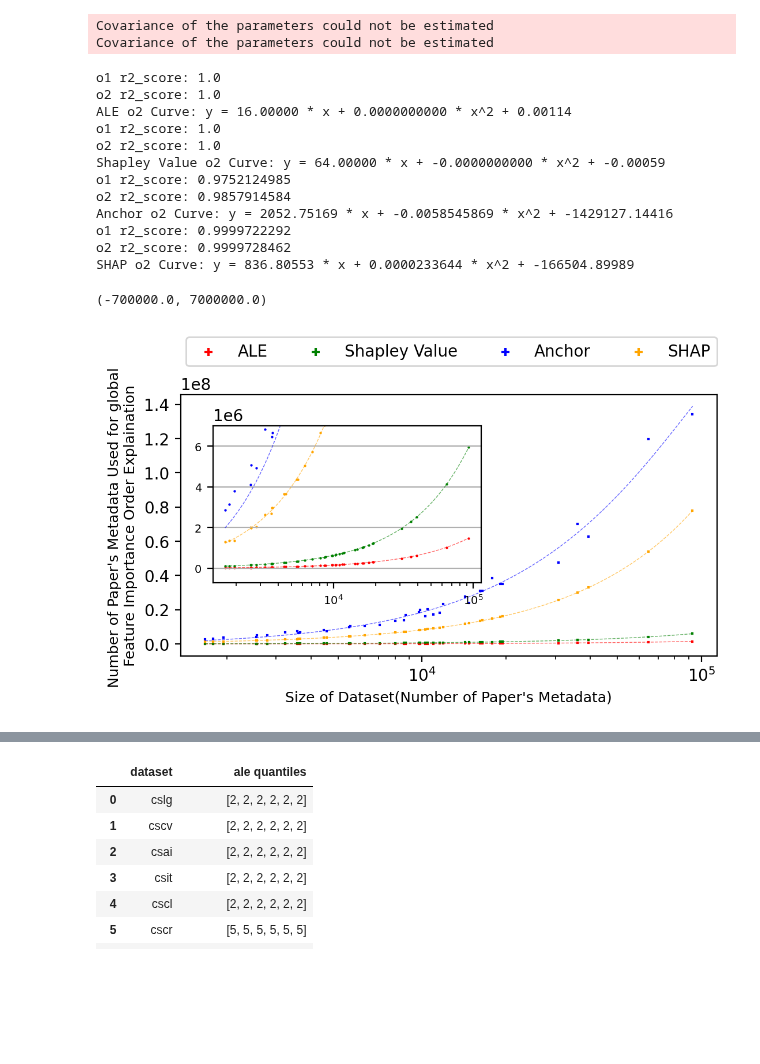
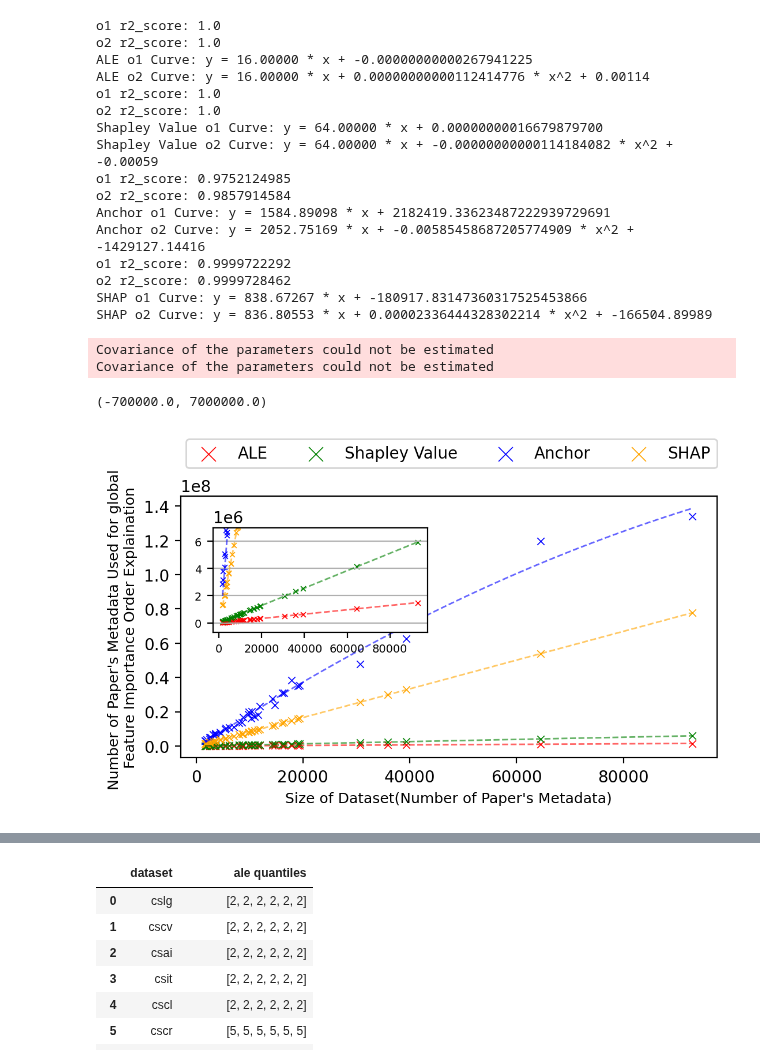
Before and after one commit to youyinnn/s2search, a Jupyter notebook: xai_process_plotting.ipynb, the cells around one changed output, grey strips where cells are left out. Saved outputs shown, nothing was run; the diff lists cells and outputs as text; code cells hidden in the pictures; blank space fills up the shorter version.

```diff
--- a/xai_process_plotting.ipynb
+++ b/xai_process_plotting.ipynb
@@ -362,11 +394,11 @@ task = [
 
 fig, ax = plt.subplots(nrows=1, ncols=1, figsize=(6, 3), dpi=200)
 # plt.yscale("log")
-ax.set_xscale("log")
+# ax.set_xscale("log")
 # plt.grid(visible=True, axis='y')
 
 for t in task:
-	ax.scatter(t['x'], t['y'], c=t['c'], s=9, label=t['label'], marker='+')
+	ax.scatter(t['x'], t['y'], c=t['c'], s=20, label=t['label'], marker='x', linewidths=0.6)
 	x_line = np.arange(min(x), max(x), 1)
 
 	popt_1, _1 = curve_fit(objective_1, x, t['y'])
@@ -383,11 +415,11 @@ for t in task:
 
 	if (r_square_1 > r_square_2):
 		ax.plot(x_line, y_line_1, '--', color=t['c'], lw=1, alpha=0.6)
-		print('%s o1 Curve: y = %.5f * x + %.5f' % (t['label'], *popt_1))
 	else:
 		ax.plot(x_line, y_line_2, '--', color=t['c'], lw=1, alpha=0.6)
-		print('%s o2 Curve: y = %.5f * x + %.10f * x^2 + %.5f' % (t['label'], *popt_2))
 
+	print('%s o1 Curve: y = %.5f * x + %.5f' % (t['label'], *popt_1))
+	print('%s o2 Curve: y = %.5f * x + %.10f * x^2 + %.5f' % (t['label'], *popt_2))
 
 
 ax.legend(bbox_to_anchor=(1.015,1.25), loc="upper right", ncol=4, markerscale=2)
@@ -398,14 +430,14 @@ ax.set_xlabel('Size of Dataset(Number of Paper\'s Metadata)', fontsize=9)
 # ax.set_ylim([-200, 20000])
 # ax.set_xlim([-200, 20000])
 
-axins = ax.inset_axes([0.06, 0.28, 0.5, 0.6])
-axins.set_xscale("log")
+axins = ax.inset_axes([0.06, 0.48, 0.4, 0.4])
+# axins.set_xscale("log")
 # axins.set_xticks([])
 axins.tick_params(axis='y', labelsize=7)
 axins.tick_params(axis='x', labelsize=7)
 axins.grid(visible=True, axis='y')
 for t in task:
-	axins.scatter(t['x'], t['y'], c=t['c'], s=0.3)
+	axins.scatter(t['x'], t['y'], c=t['c'], s=10, label=t['label'], marker='x', linewidths=0.6)
 	popt, _ = curve_fit(objective_2, x, t['y'])
 	x_line = np.arange(min(x), max(x), 1)
 	y_line = objective_2(x_line, *popt)
@@ -491,11 +527,11 @@ task = [
 
 fig, ax = plt.subplots(nrows=1, ncols=1, figsize=(6, 3), dpi=200)
 # plt.yscale("log")
-ax.set_xscale("log")
+# ax.set_xscale("log")
 # plt.grid(visible=True, axis='y')
 
 for t in task:
-	ax.scatter(t['x'], t['y'], c=t['c'], s=3, label=t['label'], marker='+')
+	ax.scatter(t['x'], t['y'], c=t['c'], s=20, label=t['label'], marker='x', linewidths=0.6)
 	x_line = np.arange(min(x), max(x), 1)
 
 	popt_1, _1 = curve_fit(objective_1, x, t['y'])
@@ -504,58 +540,62 @@ for t in task:
 	popt_2, _2 = curve_fit(objective_2, x, t['y'])
 	y_line_2 = objective_2(x_line, *popt_2)
 
 	r_square_1 = r2_score(t['y'], [objective_1(x_value, *popt_1) for x_value in x])
 	r_square_2 = r2_score(t['y'], [objective_2(x_value, *popt_2) for x_value in x])
 
 	print(f'o1 r2_score: {round(r_square_1, 10)}')
 	print(f'o2 r2_score: {round(r_square_2, 10)}')
 
 	if (r_square_1 > r_square_2):
-		ax.plot(x_line, y_line_1, '--', color=t['c'], lw=0.5, alpha=0.6)
-		print('%s o1 Curve: y = %.5f * x + %.5f' % (t['label'], *popt_1))
+		ax.plot(x_line, y_line_1, '--', color=t['c'], lw=1, alpha=0.6)
 	else:
-		ax.plot(x_line, y_line_2, '--', color=t['c'], lw=0.5, alpha=0.6)
-		print('%s o2 Curve: y = %.5f * x + %.10f * x^2 + %.5f' % (t['label'], *popt_2))
+		ax.plot(x_line, y_line_2, '--', color=t['c'], lw=1, alpha=0.6)
+
+	print('%s o1 Curve: y = %.5f * x + %.20f' % (t['label'], *popt_1))
+	print('%s o2 Curve: y = %.5f * x + %.20f * x^2 + %.5f' % (t['label'], *popt_2))
 
 
-
-ax.legend(bbox_to_anchor=(1.015,1.25), loc="upper right", ncol=4, markerscale=3)
+ax.legend(bbox_to_anchor=(1.015,1.25), loc="upper right", ncol=4, markerscale=2)
 ax.ticklabel_format(axis='y', style='sci', scilimits=(0,0))
 ax.set_ylabel('Number of Paper\'s Metadata Used for global \nFeature Importance Order Explaination', fontsize=9)
 ax.set_xlabel('Size of Dataset(Number of Paper\'s Metadata)', fontsize=9)
 
-axins = ax.inset_axes([0.06, 0.28, 0.5, 0.6])
-axins.set_xscale("log")
+axins = ax.inset_axes([0.06, 0.48, 0.4, 0.4])
+# axins.set_xscale("log")
 
 axins.tick_params(axis='y', labelsize=7)
 axins.tick_params(axis='x', labelsize=7)
 axins.grid(visible=True, axis='y')
 for t in task:
-	axins.scatter(t['x'], t['y'], c=t['c'], s=0.3)
+	axins.scatter(t['x'], t['y'], c=t['c'], s=10, label=t['label'], marker='x', linewidths=0.6)
 	popt, _ = curve_fit(objective_2, x, t['y'])
 	x_line = np.arange(min(x), max(x), 1)
 	y_line = objective_2(x_line, *popt)
-	axins.plot(x_line, y_line, '--', color=t['c'], lw=0.5, alpha=0.6)
+	axins.plot(x_line, y_line, '--', color=t['c'], lw=1, alpha=0.6)
 
 axins.ticklabel_format(axis='y', style='sci', scilimits=(0,0))
 axins.set_ylim([-700000, 7000000])
 # %% [output]
-Covariance of the parameters could not be estimated
-Covariance of the parameters could not be estimated
+o1 r2_score: 1.0
+o2 r2_score: 1.0
+ALE o1 Curve: y = 16.00000 * x + -0.00000000000267941225
+ALE o2 Curve: y = 16.00000 * x + 0.00000000000112414776 * x^2 + 0.00114
+o1 r2_score: 1.0
+o2 r2_score: 1.0
+Shapley Value o1 Curve: y = 64.00000 * x + 0.00000000016679879700
+Shapley Value o2 Curve: y = 64.00000 * x + -0.00000000000114184082 * x^2 + -0.00059
+o1 r2_score: 0.9752124985
+o2 r2_score: 0.9857914584
+Anchor o1 Curve: y = 1584.89098 * x + 2182419.33623487222939729691
+Anchor o2 Curve: y = 2052.75169 * x + -0.00585458687205774909 * x^2 + -1429127.14416
+o1 r2_score: 0.9999722292
+o2 r2_score: 0.9999728462
+SHAP o1 Curve: y = 838.67267 * x + -180917.83147360317525453866
+SHAP o2 Curve: y = 836.80553 * x + 0.00002336444328302214 * x^2 + -166504.89989
-o1 r2_score: 1.0
-o2 r2_score: 1.0
-ALE o2 Curve: y = 16.00000 * x + 0.0000000000 * x^2 + 0.00114
-o1 r2_score: 1.0
-o2 r2_score: 1.0
-Shapley Value o2 Curve: y = 64.00000 * x + -0.0000000000 * x^2 + -0.00059
-o1 r2_score: 0.9752124985
-o2 r2_score: 0.9857914584
-Anchor o2 Curve: y = 2052.75169 * x + -0.0058545869 * x^2 + -1429127.14416
-o1 r2_score: 0.9999722292
-o2 r2_score: 0.9999728462
-SHAP o2 Curve: y = 836.80553 * x + 0.0000233644 * x^2 + -166504.89989
+Covariance of the parameters could not be estimated
+Covariance of the parameters could not be estimated
 (-700000.0, 7000000.0)
-[figure, old version]
+[figure, new version]
 # %%
 from xai_process import get_smp_shap_time_from_log
 get_smp_shap_time_from_log('exp-inhouse')
```
Also changed, not shown: parts of 2 cells of this notebook, 2 other files.
